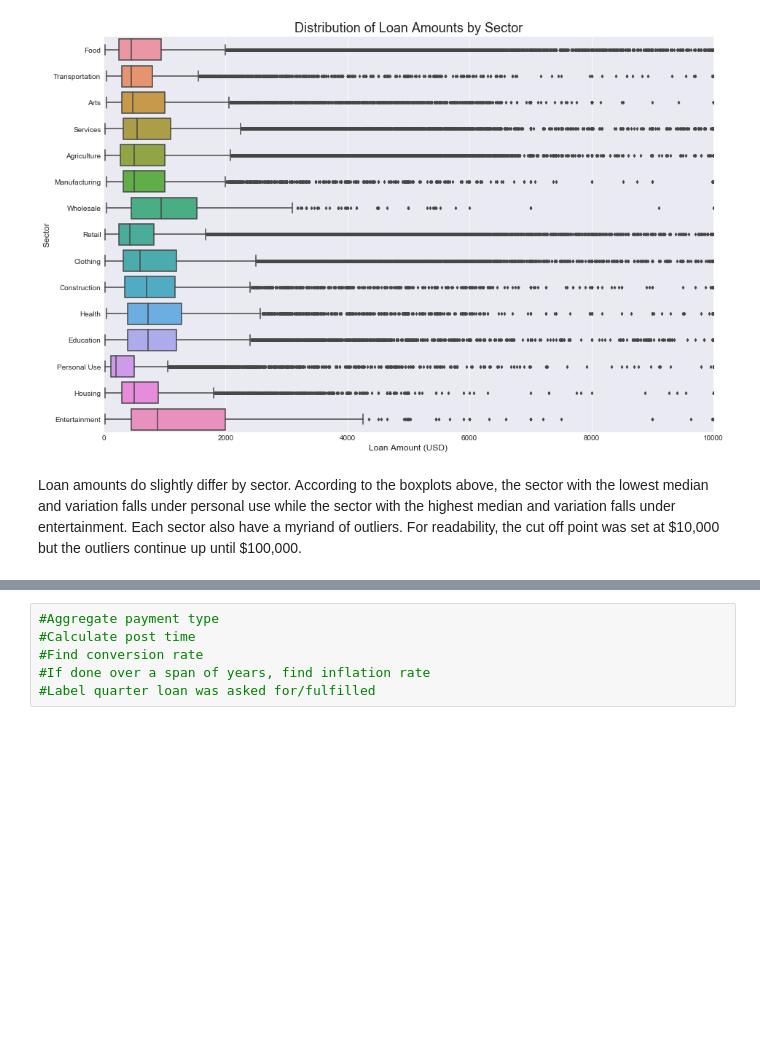
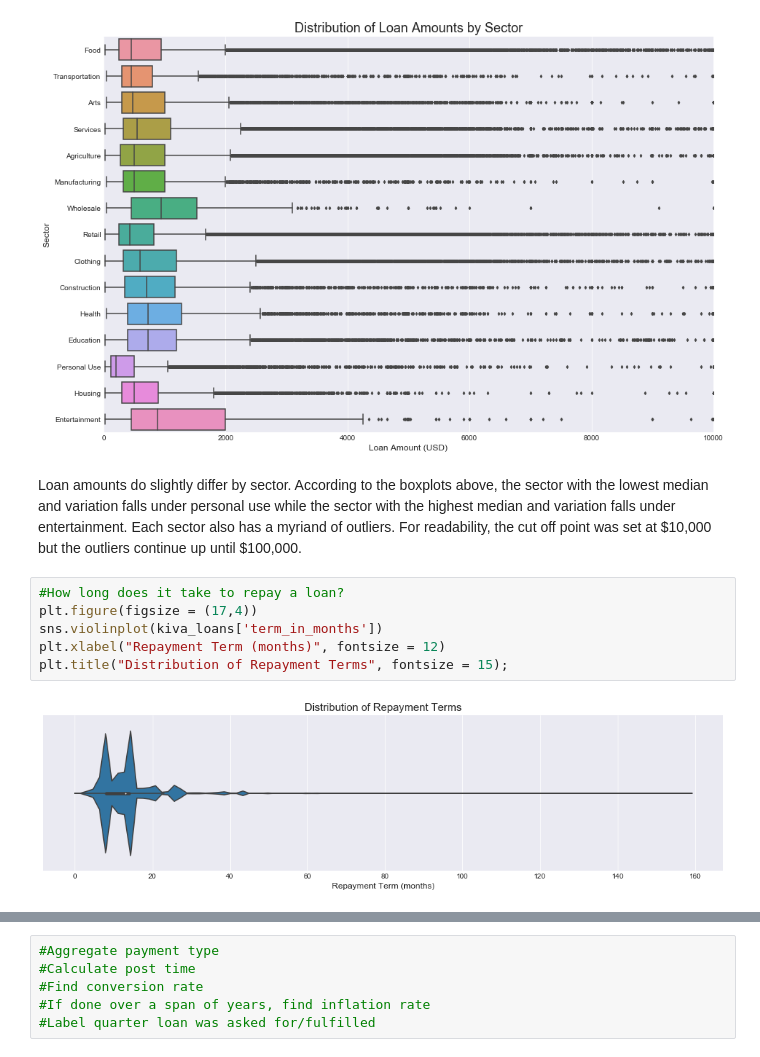
Before and after one commit to smakhijani/kaggle-kiva-crowdfunding, a Jupyter notebook: Preliminary Exploratory Data Analysis.ipynb, the cells around one changed output, grey strips where cells are left out. Saved outputs shown, nothing was run; the diff lists cells and outputs as text; blank space fills up the shorter version.

```diff
--- a/Preliminary Exploratory Data Analysis.ipynb
+++ b/Preliminary Exploratory Data Analysis.ipynb
@@ -404,4 +446,12 @@ plt.title("Distribution of Loan Amounts by Sector", fontsize = 18);
 # %% [output]
 [figure]
 # %% [markdown]
-Loan amounts do slightly differ by sector. According to the boxplots above, the sector with the lowest median and variation falls under personal use while the sector with the highest median and variation falls under entertainment. Each sector also have a myriand of outliers. For readability, the cut off point was set at \$10,000 but the outliers continue up until $100,000.
+Loan amounts do slightly differ by sector. According to the boxplots above, the sector with the lowest median and variation falls under personal use while the sector with the highest median and variation falls under entertainment. Each sector also has a myriand of outliers. For readability, the cut off point was set at \$10,000 but the outliers continue up until $100,000.
+# %%
+#How long does it take to repay a loan?
+plt.figure(figsize = (17,4))
+sns.violinplot(kiva_loans['term_in_months'])
+plt.xlabel("Repayment Term (months)", fontsize = 12)
+plt.title("Distribution of Repayment Terms", fontsize = 15);
+# %% [output]
+[figure, added]
```
Also changed, not shown: parts of 6 cells of this notebook.
